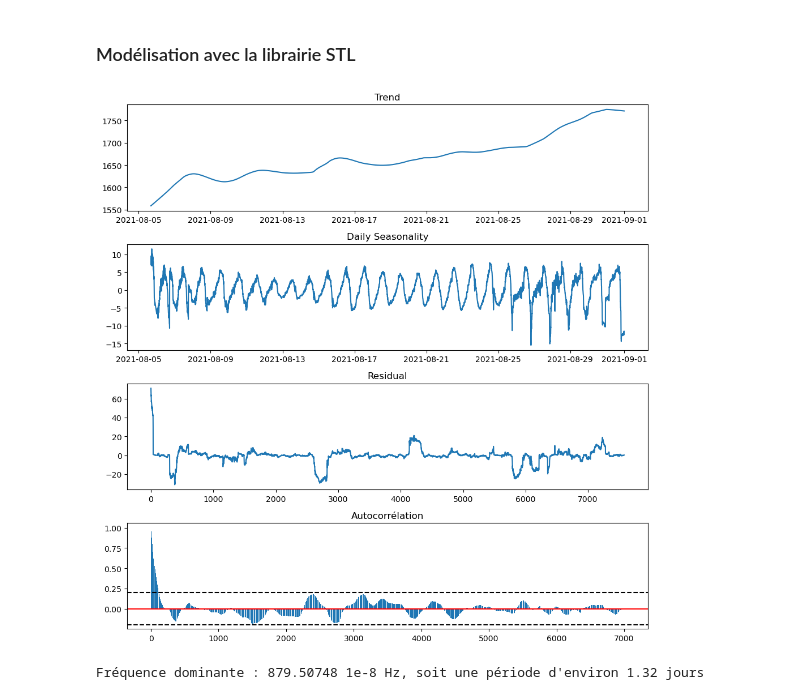
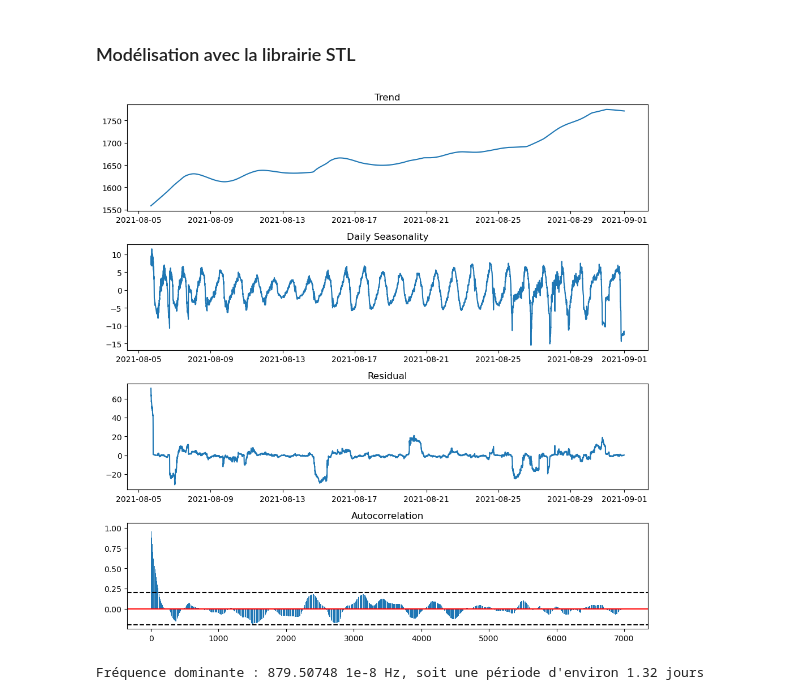
Before and after one commit to PiDchsn/Projet-RI, a Jupyter notebook: Analyse_3.ipynb, the cells around one changed output. Drawn from its saved outputs; the diff is of its cells as text; code cells hidden in the pictures.

```diff
--- a/Analyse_3.ipynb
+++ b/Analyse_3.ipynb
@@ -437,26 +437,26 @@ Que l'on fasse Welch avec la fonction déjà implémentée ou Welch à la main,
 # %%
 stl = STL(time_serie_crop, period=5*60, robust = True)
 result = stl.fit()
 
 max_lag = 7000
 acf_values = sm.tsa.acf(result.resid, nlags = max_lag)
 
 fig, (ax1, ax2, ax3, ax4) = plt.subplots(4, 1, figsize=(10, 10))
 ax1.plot(datetime_data,result.trend)
 ax1.set_title('Trend')
 ax2.plot(datetime_data,result.seasonal)
 ax2.set_title('Daily Seasonality')
-ax3.plot(result.resid)
+ax3.plot(datetime_data,result.resid)
 ax3.set_title('Residual')
 ax4.bar(range(max_lag + 1), acf_values)
 ax4.axhline(y=0.2, color='black', linestyle='--', label='Ligne à x=0.2')
 ax4.axhline(y=0, color='red', label='Ligne à x=0')
 ax4.axhline(y=-0.2, color='black', linestyle='--', label='Ligne à x=-0.2')
-ax4.set_title("Autocorrélation")
+ax4.set_title("Autocorrelation")
 plt.tight_layout()
 plt.show()
 # %% [output]
-[figure, old version]
+[figure, new version]
 # %%
 # Analyse de la saisonalité
 
```
Also changed, not shown: parts of 6 cells of this notebook.
